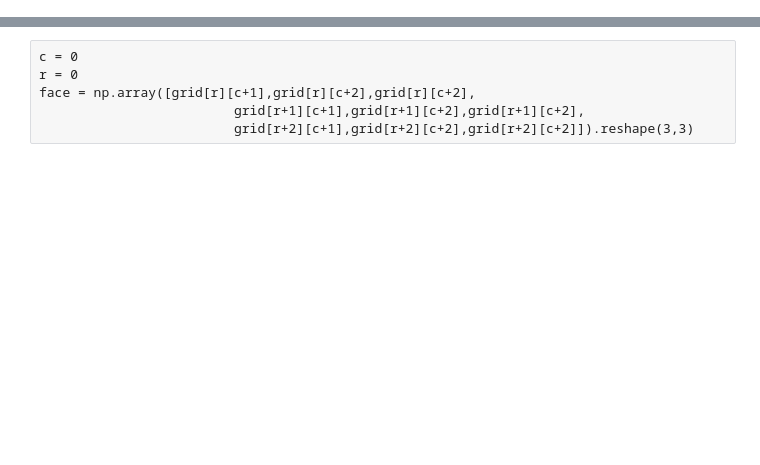
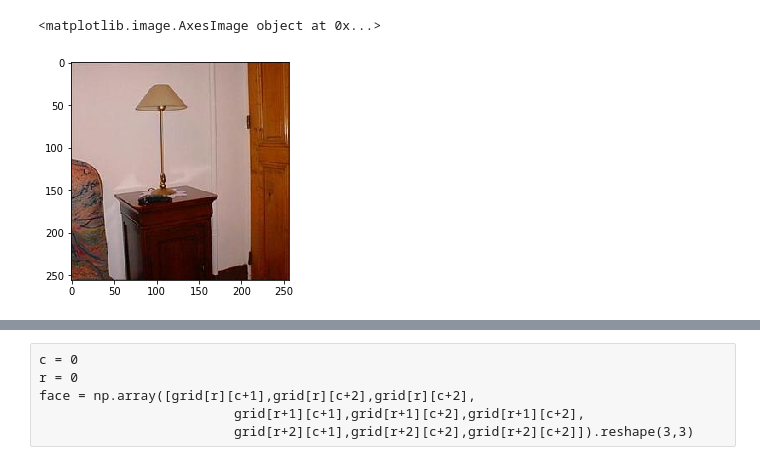
Before and after one commit to kimrharper/image_segmentation, a Jupyter notebook: edge_detector.ipynb, the cells around one changed output, grey strips where cells are left out. Cells and saved outputs as stored; diff of their text form; code cells hidden in the pictures; blank space fills up the shorter version.

```diff
--- a/edge_detector.ipynb
+++ b/edge_detector.ipynb
@@ -9 +22,9 @@ from collections import Counter
+# %%
+# Read in the image
+image_mask = mpimg.imread('small/training/ADE_train_00000341_seg.png')
+
+plt.imshow(image)
+# %% [output]
+<matplotlib.image.AxesImage object at 0x...>
+[figure, added]
 # %%
```
Also changed, not shown: parts of 17 cells of this notebook.
